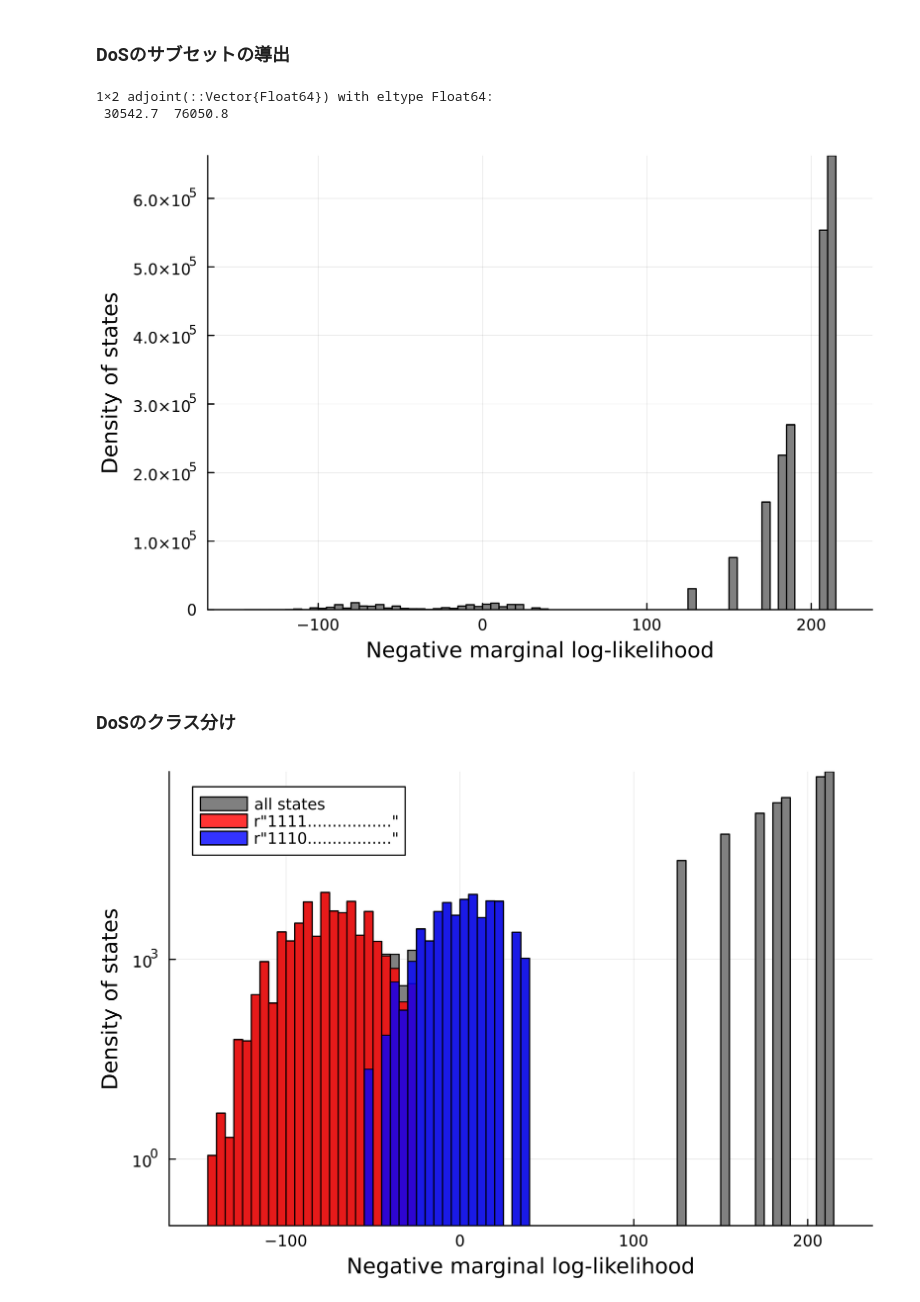
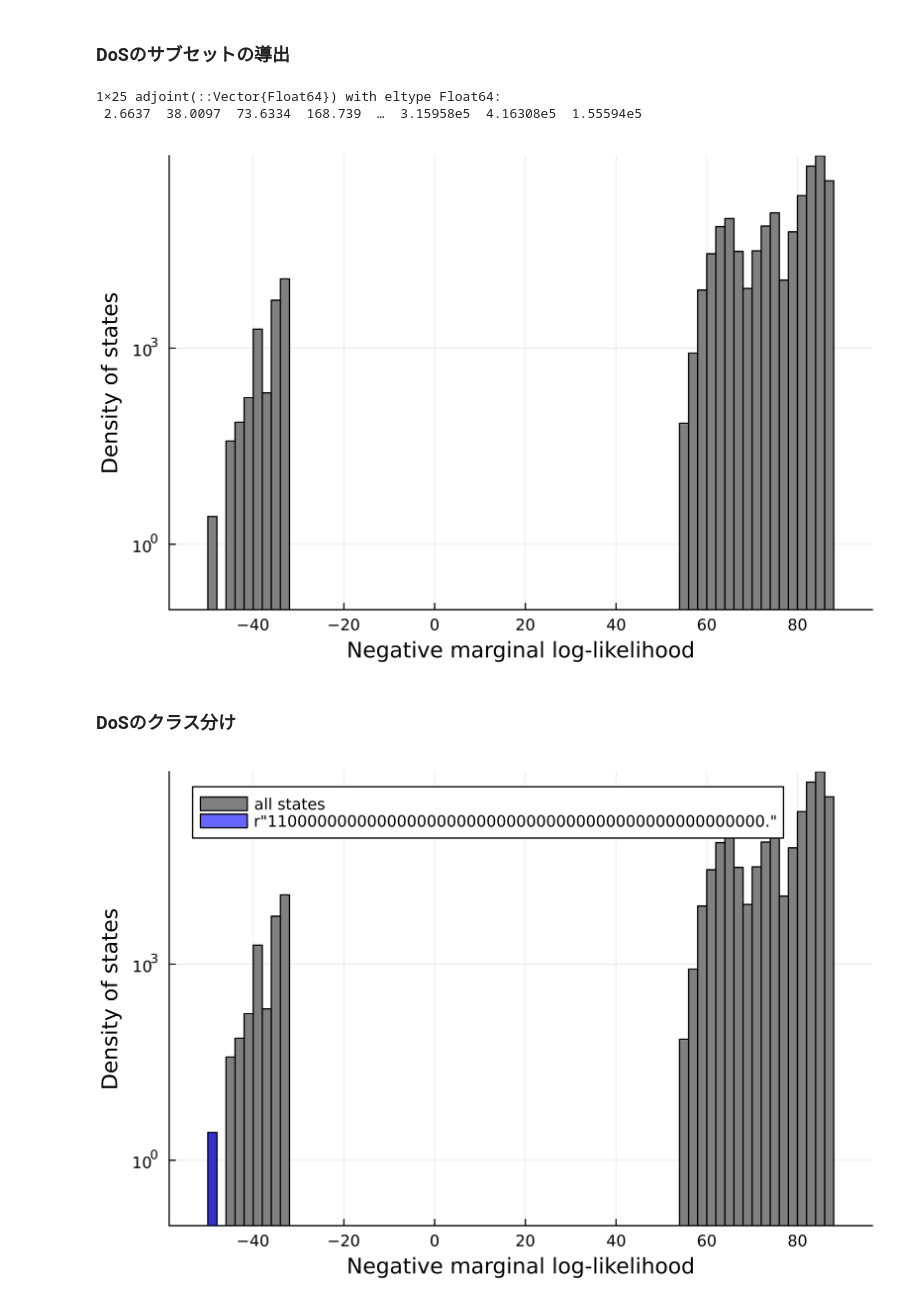
Before and after one commit to murakami9916/remc-blr, a Jupyter notebook: DoS_analyzer.ipynb, the cells around one changed output. Cells and saved outputs as stored; diff of their text form; code cells hidden in the pictures.

```diff
--- a/DoS_analyzer.ipynb
+++ b/DoS_analyzer.ipynb
@@ -10,12 +11,16 @@ using FileIO
 # %% [markdown]
 ### 出力結果の読み込みと設定
 # %%
-df = load("output.jld2")["results"]
+df = load("output/input/123/output.jld2")["results"]
 M = length( names(df) ) - 4
 num_states = 2^M
 n = size(df[df.β.==1.0, :])[1]
 B = unique(df.β)
 T = length(B)
 num_bins = 100
-num_states
+bottom = 1e-1
+
+K = 5
+num_states = sum([binomial(M,k) for k in 0:K])
+# M
 # %% [output]
@@ -67,7 +72,7 @@ dpi=500, color="gray",  bar_width=width)
 # %% [markdown]
 ### DoSのサブセットの導出
 # %%
-pattern = r"110.................."
+pattern = r"0000000000000000000"
 df_selected = df[occursin.(pattern, df.P), :]
 
 histₛ = fit(Histogram, vec(Float64.(df_selected.E)), hist.edges[1])
@@ -77,71 +82,81 @@ Dₛ = vec( Hₛ ./ ( exp.( - Eₛ*B' ) * ( n ./ Z ) ) )
 
 ( num_states .* ( Dₛ[Dₛ.!=0] / sum(D[D.!=0]) ) )'
 # %% [output]
-1×2 adjoint(::Vector{Float64}) with eltype Float64:
- 30542.7  76050.8
+1×25 adjoint(::Vector{Float64}) with eltype Float64:
+ 2.6637  38.0097  73.6334  168.739  …  3.15958e5  4.16308e5  1.55594e5
 # %%
+
 plot()
 plt = bar( E[D.!=0],  num_states .*( D[D.!=0] / sum(D[D.!=0]) ), legend=false,
-xlabel="Negative marginal log-likelihood", ylabel = "Density of states",#yscale=:log10,
-dpi=500, color="gray",  bar_width=width, label="")
+xlabel="Negative marginal log-likelihood", ylabel = "Density of states",yscale=:log10,
+dpi=500, color="gray",  bar_width=width, label="", fillrange=bottom)
 
 # plt = bar!( Eₛ[Dₛ.!=0], num_states .* ( Dₛ[Dₛ.!=0] / sum(D[D.!=0]) ), legend=true,
 # xlabel="Negative marginal log-likelihood", ylabel = "Density of states",# yscale=:log10,
 # dpi=500, color="blue",  bar_width=width, label=pattern)
 # %% [output]
-[figure, old version]
+[figure, new version]
 # %% [markdown]
 ### DoSのクラス分け
 # %%
-bottom = 1e-1
+
 ### --------------------------------------------------------------------------------------------------------
 plt = bar( E[D.!=0],  num_states .*( D[D.!=0] / sum(D[D.!=0]) ), legend=false,
-xlabel="Negative marginal log-likelihood", ylabel = "Density of states",yscale=:log10,
-dpi=500, color="gray",  bar_width=width, label="all states", fillrange=bottom)
+xlabel="Negative marginal log-likelihood", ylabel = "Density of states", yscale=:log10,
+dpi=500, color="gray",  bar_width=width, label="all states", fillrange=bottom# , xlim=(-70, 110)
+)
 
 
 
 ### --------------------------------------------------------------------------------------------------------
-p_i = r"1111................."
-c_i = "red"
-df_selected = df[occursin.(p_i, df.P), :]
-histₛ = fit(Histogram, vec(Float64.(df_selected.E)), hist.edges[1])
-Eₛ = (Vector(histₛ.edges[1])[1:end-1] + Vector(histₛ.edges[1])[2:end]) ./ 2.0
-Hₛ = histₛ.weights
-Dₛ = vec( Hₛ ./ ( exp.( - Eₛ*B' ) * ( n ./ Z ) ) )
-plt = bar!( Eₛ[Dₛ.!=0], num_states .* ( Dₛ[Dₛ.!=0] / sum(D[D.!=0]) ), legend=true,
-                    xlabel="Negative marginal log-likelihood", ylabel = "Density of states",
-                    yscale=:log10,dpi=500, color=c_i, bar_width=width,
-                    label=p_i, alpha=0.8, fillrange=bottom)
+# p_i = r"............1....11"
+# p_i = r"............0......"
+# p_i = r"............1....11"
+# c_i = "red"
+# df_selected = df[occursin.(p_i, df.P), :]
+# df_selected = df[( (df.K .< 4) .& occursin.(p_i, df.P) ), :]
+# histₛ = fit(Histogram, vec(Float64.(df_selected.E)), hist.edges[1])
+# Eₛ = (Vector(histₛ.edges[1])[1:end-1] + Vector(histₛ.edges[1])[2:end]) ./ 2.0
+# Hₛ = histₛ.weights
+# Dₛ = vec( Hₛ ./ ( exp.( - Eₛ*B' ) * ( n ./ Z ) ) )
+# plt = bar!( Eₛ[Dₛ.!=0], num_states .* ( Dₛ[Dₛ.!=0] / sum(D[D.!=0]) ), legend=true,
+#                     xlabel="Negative marginal log-likelihood", ylabel = "Density of states",
+#                     yscale=:log10,dpi=500, color=c_i, bar_width=width,
+#                     label=p_i, alpha=0.6, fillrange=bottom)
 
 
 
-### --------------------------------------------------------------------------------------------------------
-p_i = r"1110................."
+# ### --------------------------------------------------------------------------------------------------------
+# p_i = "11" * repeat(".", M-2)
+# p_i = repeat(".", M)
+p_i = r"11000000000000000000000000000000000000000000000000."
 c_i = "blue"
 df_selected = df[occursin.(p_i, df.P), :]
+# df_selected = df[( (df.K .<= 5) .& occursin.(p_i, df.P) ), :]
 histₛ = fit(Histogram, vec(Float64.(df_selected.E)), hist.edges[1])
 Eₛ = (Vector(histₛ.edges[1])[1:end-1] + Vector(histₛ.edges[1])[2:end]) ./ 2.0
 Hₛ = histₛ.weights
 Dₛ = vec( Hₛ ./ ( exp.( - Eₛ*B' ) * ( n ./ Z ) ) )
 plt = bar!( Eₛ[Dₛ.!=0], num_states .* ( Dₛ[Dₛ.!=0] / sum(D[D.!=0]) ), legend=true,
                     xlabel="Negative marginal log-likelihood", ylabel = "Density of states",
                     yscale=:log10, dpi=500, color=c_i, bar_width=width,
-                    label=p_i, alpha=0.8, fillrange=bottom)
+                    label=p_i, alpha=0.6, fillrange=bottom)
 
 
 
 ### --------------------------------------------------------------------------------------------------------
-# p_i = "K<3"
+# p_i = "K==2"
 # c_i = "green"
-# df_selected = df[df.K.==5, :]
+# df_selected = df[df.K.==4, :]
 # histₛ = fit(Histogram, vec(Float64.(df_selected.E)), hist.edges[1])
 # Eₛ = (Vector(histₛ.edges[1])[1:end-1] + Vector(histₛ.edges[1])[2:end]) ./ 2.0
 # Hₛ = histₛ.weights
 # Dₛ = vec( Hₛ ./ ( exp.( - Eₛ*B' ) * ( n ./ Z ) ) )
 # plt = bar!( Eₛ[Dₛ.!=0], num_states .* ( Dₛ[Dₛ.!=0] / sum(D[D.!=0]) ), legend=true,
-#                     xlabel="Negative marginal log-likelihood", ylabel = "Density of states",
-#                     yscale=:log10, dpi=500, color=c_i, bar_width=width,
+#                     xlabel="Negative marginal log-likelihood", ylabel = "Density of states", yscale=:log10,
+#                     dpi=500, color=c_i, bar_width=width,
 #                     label=p_i, alpha=0.8, fillrange=bottom)
+
+# savefig(plt, "DoS.png")
 # %% [output]
-[figure, old version]
+[figure, new version]
```
Also changed, not shown: parts of 7 cells of this notebook, 2 other files.
